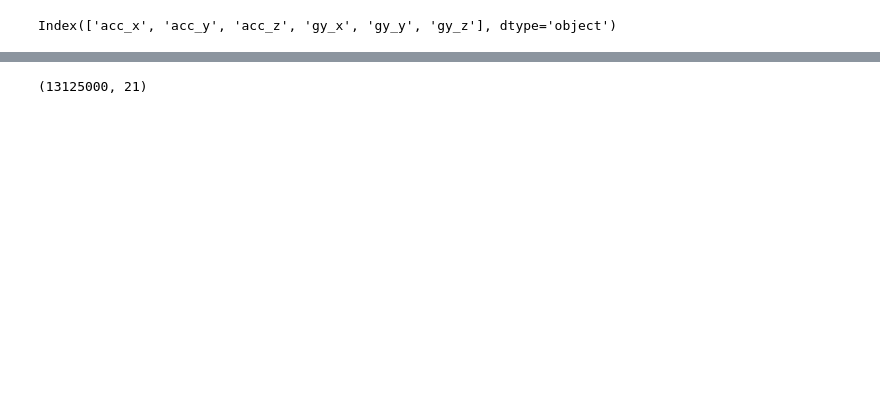
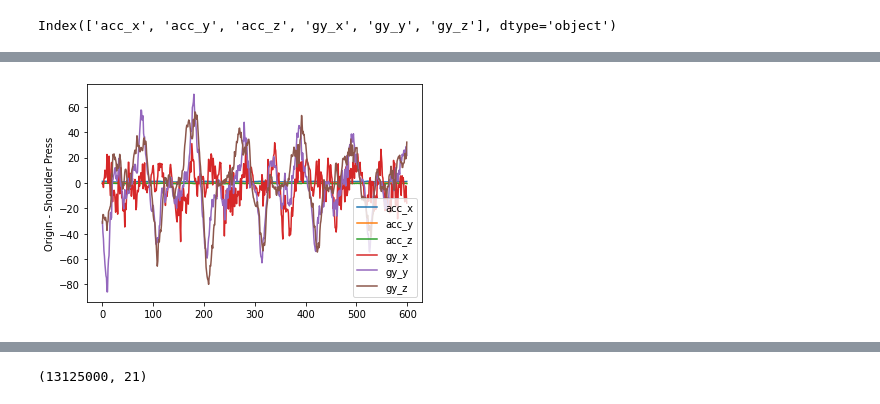
Before and after one commit to iDolphin99/dacon-pose-clf-kw, a Jupyter notebook: cnn1d_lstm_stacking.ipynb, the cells around one changed output, grey strips where cells are left out. Cells and saved outputs as stored; diff of their text form; code cells hidden in the pictures; blank space fills up the shorter version.

Commit message:
add visualization

```diff
--- a/cnn1d_lstm_stacking.ipynb
+++ b/cnn1d_lstm_stacking.ipynb
@@ -169 +172,13 @@ train
 13125000 rows × 6 columns
+# %%
+# 시각화를 위해서 id 로 묶어주기 위해 잠시 생성
+val_id = []
+n = int(len(train))
+
+# 600번씩 반복되도록 임의로 배열 생성
+for i in range(n//600):
+    for j in range(600):
+        val_id.append(i)
+
+train.insert(0, 'id', val_id) # 리스트값 id 열에 붙여넣기
+train.head(603)
@@ -169,0 +207,9 @@ train
+# %%
+#id 별 동작들의 흐름 살펴보기
+n_id = 0 # 원하는 id 별 증강 데이터 확인 (0의 경우 0 번째 데이터)
+ex1=train[train['id']==n_id]
+ex1.iloc[:,1:].plot()
+plt.ylabel('Origin - Shoulder Press')
+plt.show()
+# %% [output]
+[figure, added]
```
Also changed, not shown: parts of 9 cells of this notebook.
